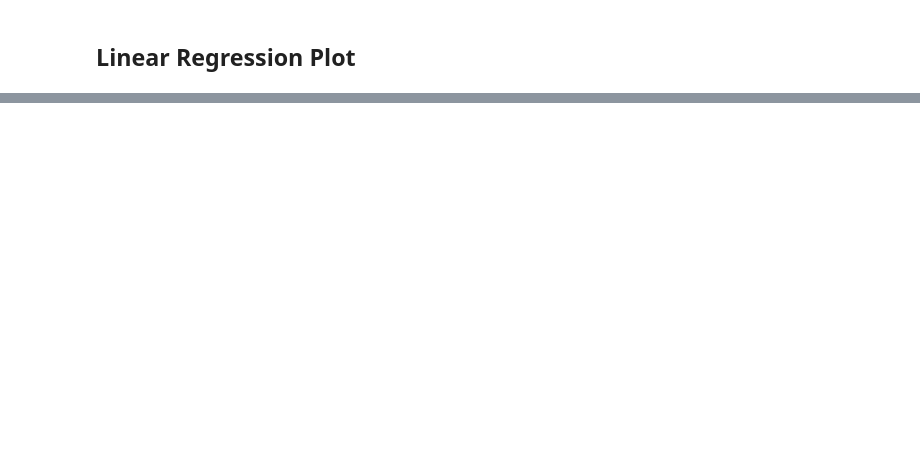
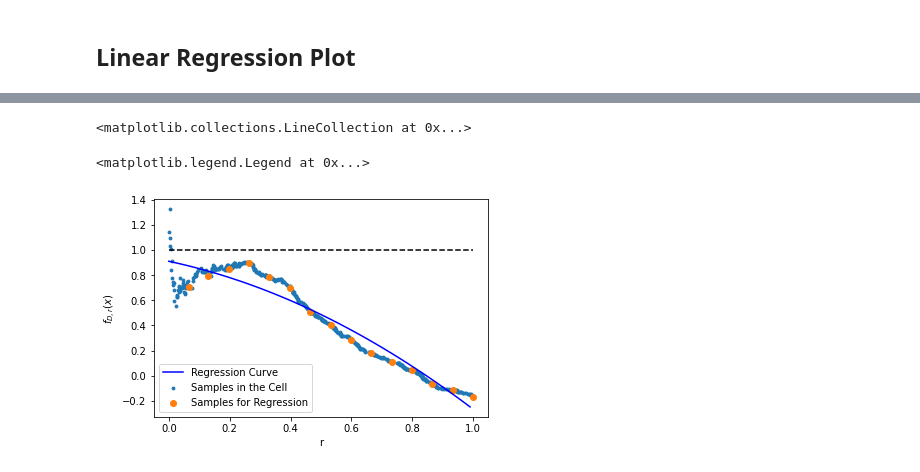
Before and after one commit to Karlmyh/RTER, a Jupyter notebook: plot.ipynb, the cells around one changed output, grey strips where cells are left out. Drawn from its saved outputs; the diff is of its cells as text; code cells hidden in the pictures; blank space fills up the shorter version.

```diff
--- a/plot.ipynb
+++ b/plot.ipynb
@@ -399,0 +362,54 @@ plt.savefig("./results/plot/regression_fig.pdf",bbox_inches="tight")
+# %%
+
+np.random.seed(3)
+
+test_point = np.array([np.pi/8+np.pi/32])
+
+
+sample_generator=TestDistribution(1).returnDistribution()
+n_test, n_train = 4000,2000
+X_train, Y_train = sample_generator.generate(n_train)
+X_test, Y_test = sample_generator.generate(n_test)
+
+model = RegressionTree(estimator="pointwise_extrapolation_estimator",
+                         splitter="maxedge",
+                         min_samples_split=3,
+                         max_depth = 2,
+                         order=2,
+                         random_state=1,
+                         lamda = 0.00001,
+                          V=15,
+                      r_range_low = 0,
+                      r_range_up = 1)
+model.fit(X_train, Y_train)
+
+_ = model.score(X_test,Y_test)
+
+pred_weights, all_r , all_y_hat  , used_r, used_y_hat = model.get_info(test_point.reshape(1,-1))
+
+
+_=plt.scatter(all_r,all_y_hat,label = "Samples in the Cell",s=8)
+_=plt.scatter(used_r, used_y_hat, label = "Samples for Regression")
+
+
+
+r_arange = np.arange(0,1,0.01)
+y_hat_regressed = np.array([plot_polynomial(pred_weights, r) for r in r_arange])
+
+_= plt.plot(r_arange, y_hat_regressed,color = "blue",label = "Regression Curve")
+
+plt.hlines(sample_generator.evaluate(test_point.reshape(1,-1)).item(),0,1,linestyles = "--",color = "black")
+#plt.plot(0,sample_generator.evaluate(test_point.reshape(1,-1)).item(), marker = "*",color = "red" )
+#plt.plot(0,pred_weights[0,0], marker = '*', color ="blue")
+
+
+_ = plt.xlabel("r")
+_ = plt.ylabel(r"$f_{D,r}(x)$")
+
+plt.legend(loc = 3)
+
+plt.savefig("./results/plot/regression_fig_1.pdf",bbox_inches="tight")
+# %% [output]
+<matplotlib.collections.LineCollection at 0x...>
+<matplotlib.legend.Legend at 0x...>
+[figure, added]
```
Also changed, not shown: parts of 27 cells of this notebook, 24 other files.
